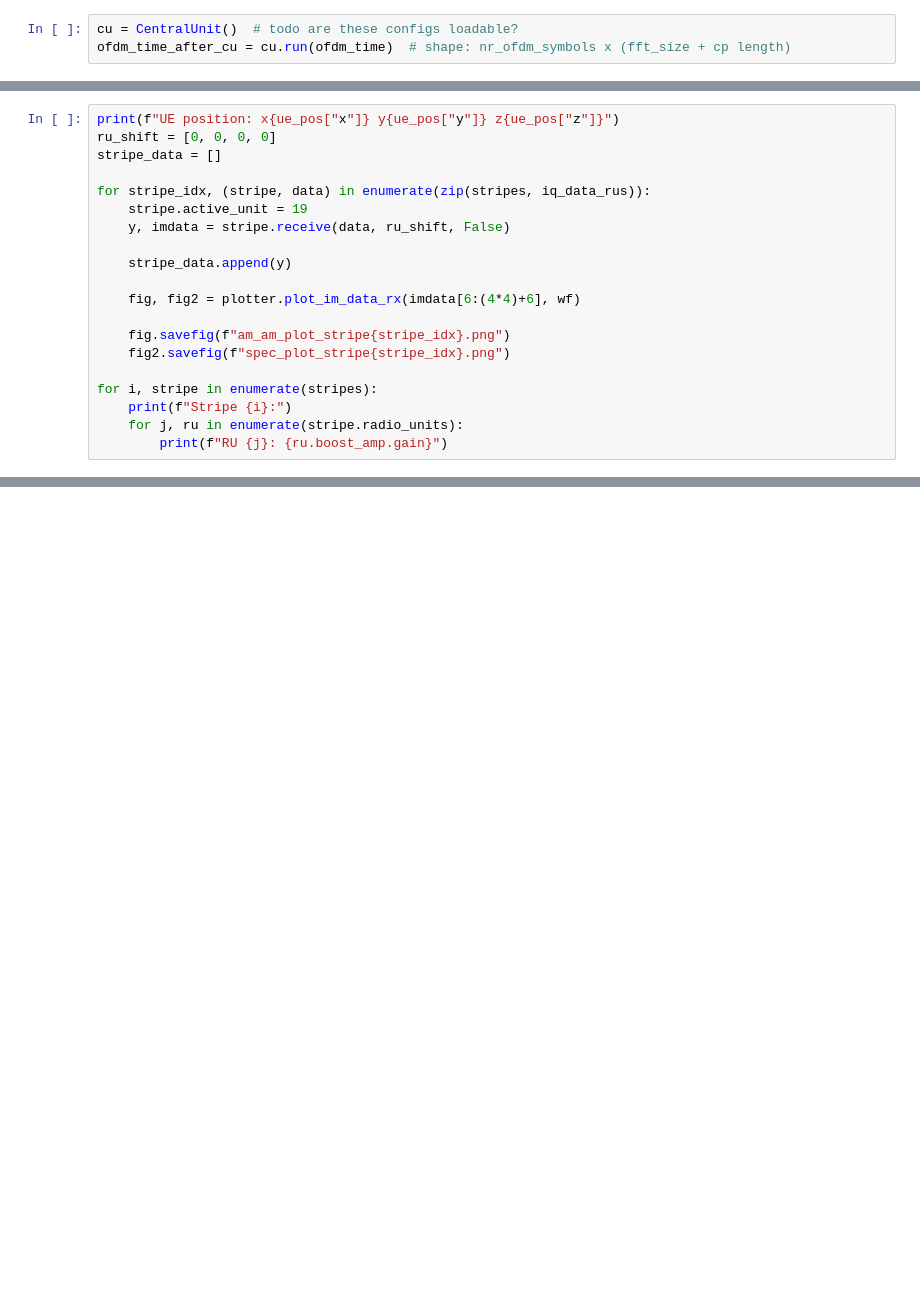
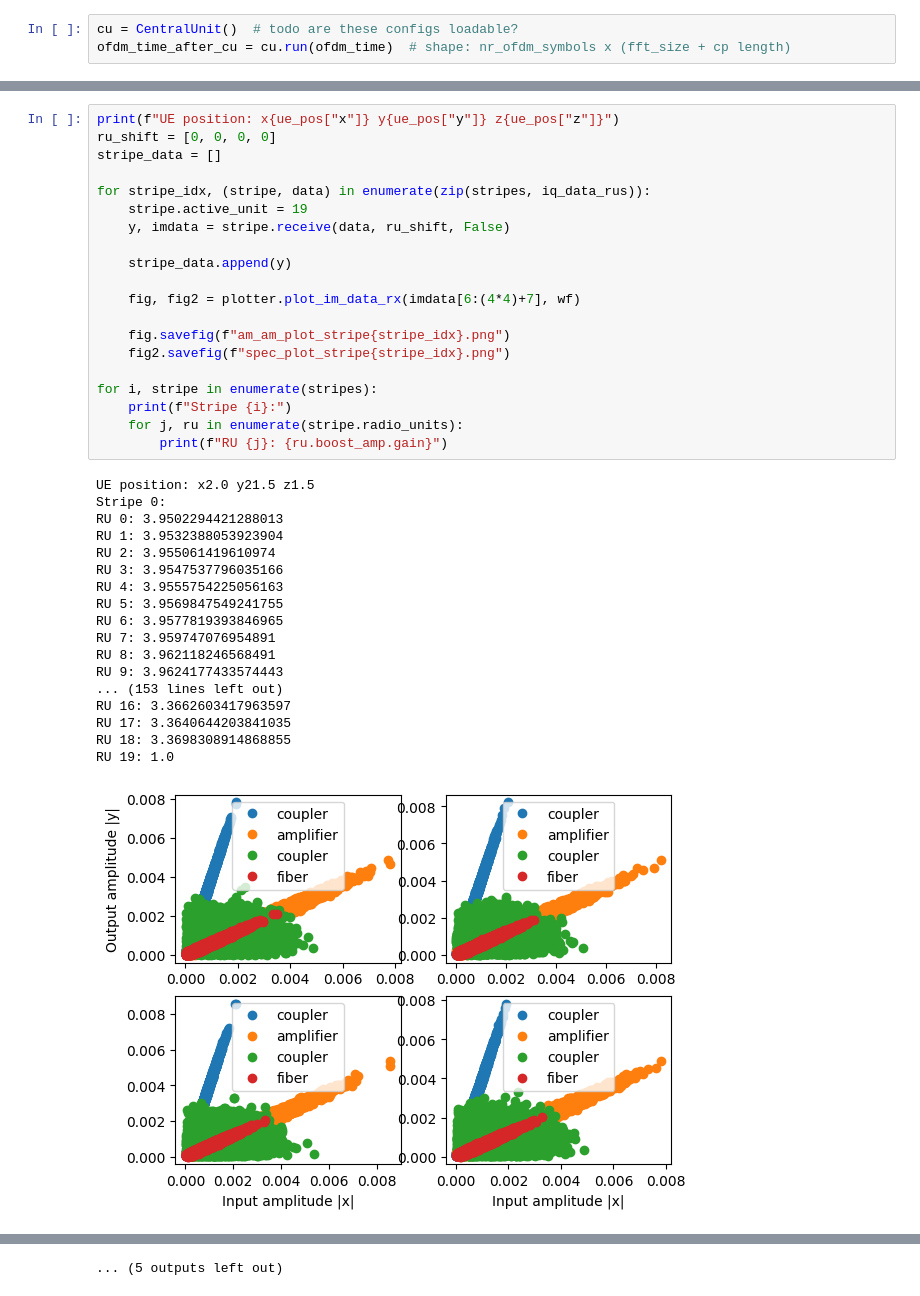
Before and after one commit to 6GTandem/6GTandem-simulator, a Jupyter notebook: examples/stripe_ul/example.ipynb, the cells around one changed output, grey strips where cells are left out. Drawn from its saved outputs; the diff is of its cells as text; blank space fills up the shorter version.

```diff
--- a/examples/stripe_ul/example.ipynb
+++ b/examples/stripe_ul/example.ipynb
@@ -89,20 +103,39 @@ fig = plotter.plot_constellation(np.array(ru_ofdm_freqs), labels=labels, title="
 # %%
 print(f"UE position: x{ue_pos["x"]} y{ue_pos["y"]} z{ue_pos["z"]}")
 ru_shift = [0, 0, 0, 0]
 stripe_data = []
 
 for stripe_idx, (stripe, data) in enumerate(zip(stripes, iq_data_rus)):
     stripe.active_unit = 19
     y, imdata = stripe.receive(data, ru_shift, False)
 
     stripe_data.append(y)
 
-    fig, fig2 = plotter.plot_im_data_rx(imdata[6:(4*4)+6], wf)
+    fig, fig2 = plotter.plot_im_data_rx(imdata[6:(4*4)+7], wf)
 
     fig.savefig(f"am_am_plot_stripe{stripe_idx}.png")
     fig2.savefig(f"spec_plot_stripe{stripe_idx}.png")
 
 for i, stripe in enumerate(stripes):
     print(f"Stripe {i}:")
     for j, ru in enumerate(stripe.radio_units):
         print(f"RU {j}: {ru.boost_amp.gain}")
+# %% [output]
+UE position: x2.0 y21.5 z1.5
+Stripe 0:
+RU 0: 3.9502294421288013
+RU 1: 3.9532388053923904
+RU 2: 3.955061419610974
+RU 3: 3.9547537796035166
+RU 4: 3.9555754225056163
+RU 5: 3.9569847549241755
+RU 6: 3.9577819393846965
+RU 7: 3.959747076954891
+RU 8: 3.962118246568491
+RU 9: 3.9624177433574443
+... (153 lines left out)
+RU 16: 3.3662603417963597
+RU 17: 3.3640644203841035
+RU 18: 3.3698308914868855
+RU 19: 1.0
+[figure, added]
@@ -109,3 +152,4 @@ for i, stripe in enumerate(stripes):
+... (5 outputs left out)
 # %%
 y_combined_freq = wf.ofdm_time_to_freq(stripe_data[0])
 x_combined_freq = wf.ofdm_time_to_freq(ofdm_time)
```
Also changed, not shown: parts of 7 cells of this notebook, 3 other files.
